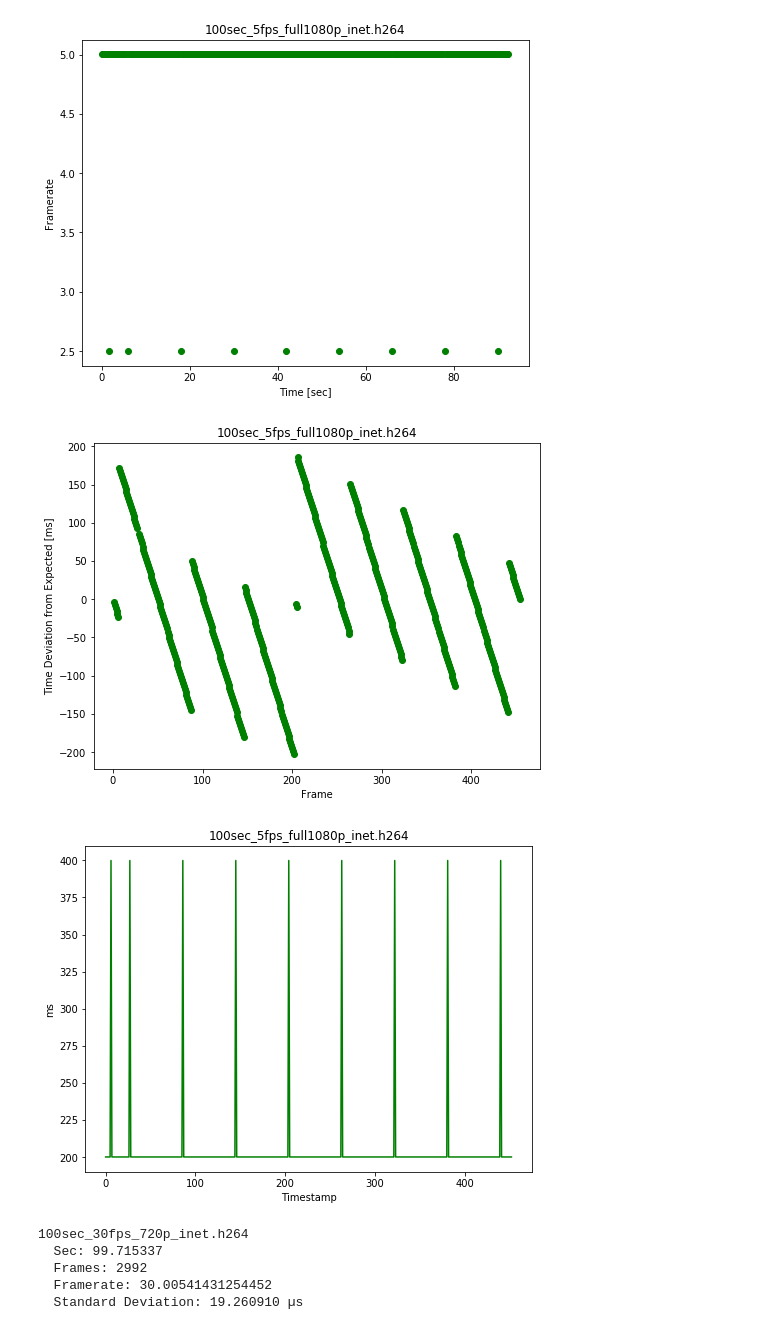
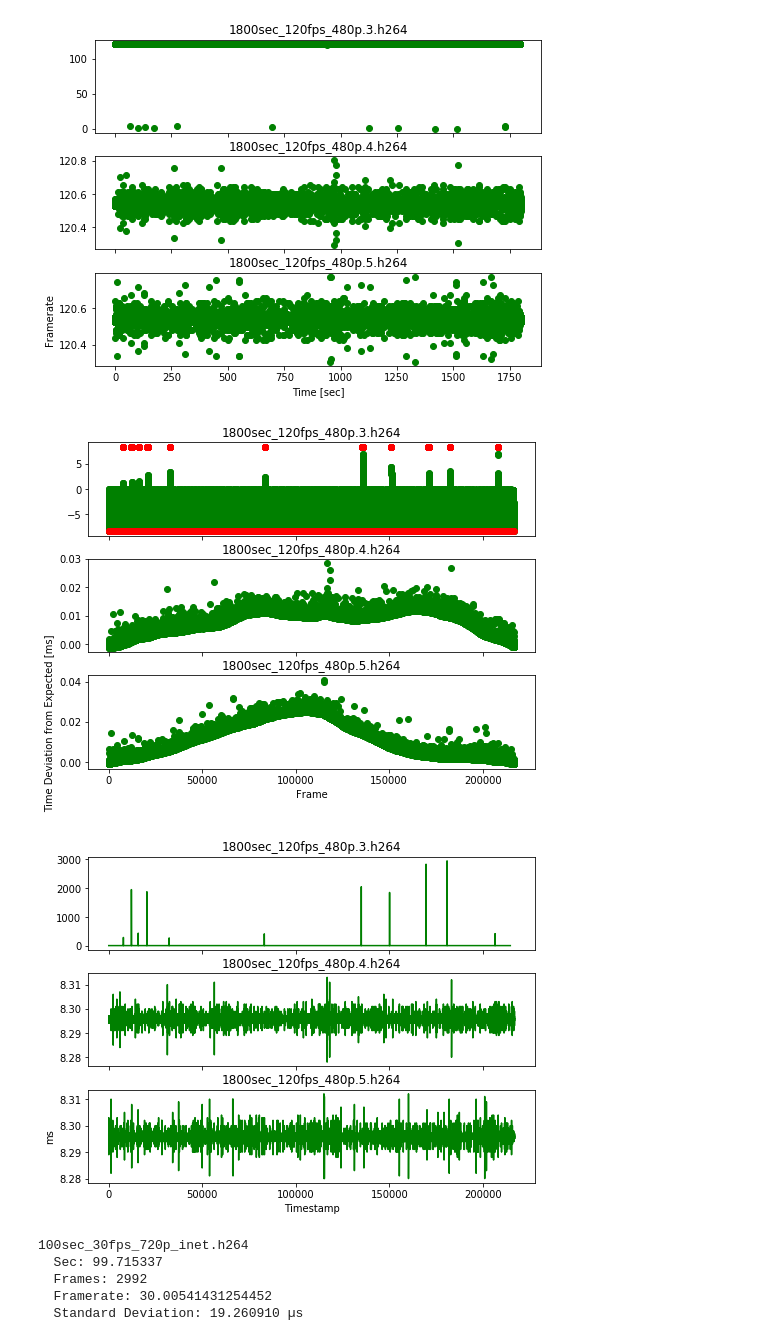
Before and after one commit to zacharyselk/picam, a Jupyter notebook: evaluation/Untitled.ipynb, the cells around one changed output. Cells and saved outputs as stored; diff of their text form; code cells hidden in the pictures.

```diff
--- a/evaluation/Untitled.ipynb
+++ b/evaluation/Untitled.ipynb
@@ -44,6 +44,9 @@ obj.plot_timestamps()
 # %%
 # Max for 1080p
-obj = tools.evaluate(LOGS_PATH + '100sec_5fps_full1080p_inet.h264.ts')
+obj = tools.evaluate([LOGS_PATH + '1800sec_120fps_480p.3.h264.ts',
+                      LOGS_PATH + '1800sec_120fps_480p.4.h264.ts',
+                      LOGS_PATH + '1800sec_120fps_480p.5.h264.ts'
+                     ])
 
 obj.info()
 obj.plot_framerate()
@@ -58,6 +75,6 @@ obj.plot_timestamps()
-[figure, old version]
+[figure, new version]
-[figure, old version]
+[figure, new version]
-[figure, old version]
+[figure, new version]
 # %%
 obj = tools.evaluate(LOGS_PATH + '100sec_30fps_720p_inet.h264.ts')
 
```
Also changed, not shown: parts of 5 cells of this notebook, 11 other files.
